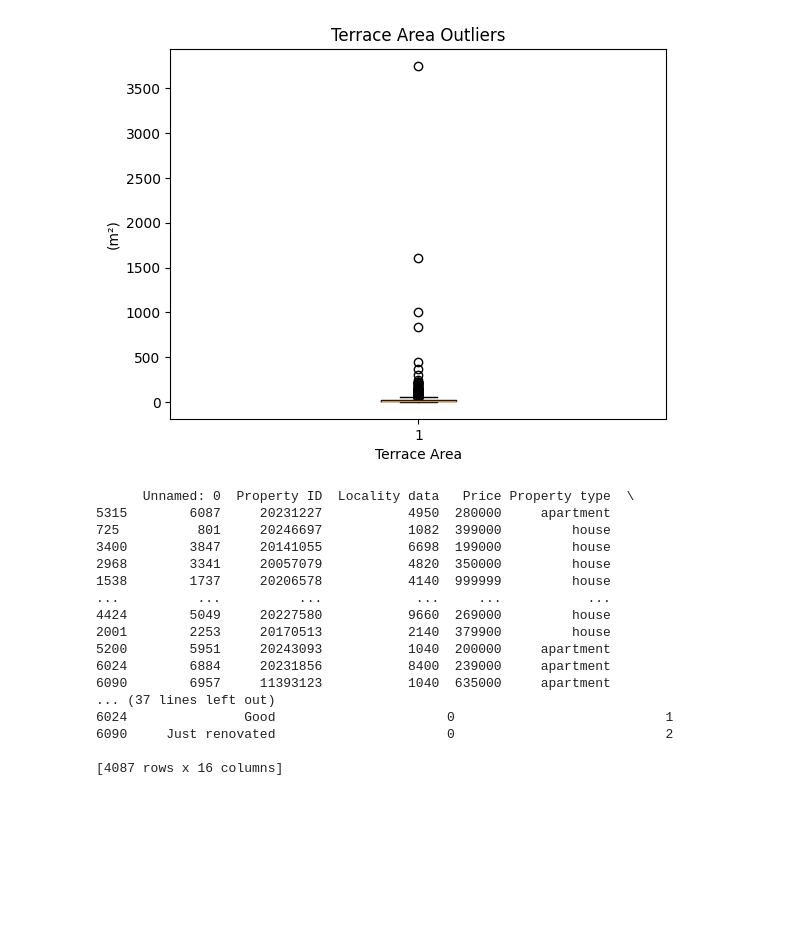
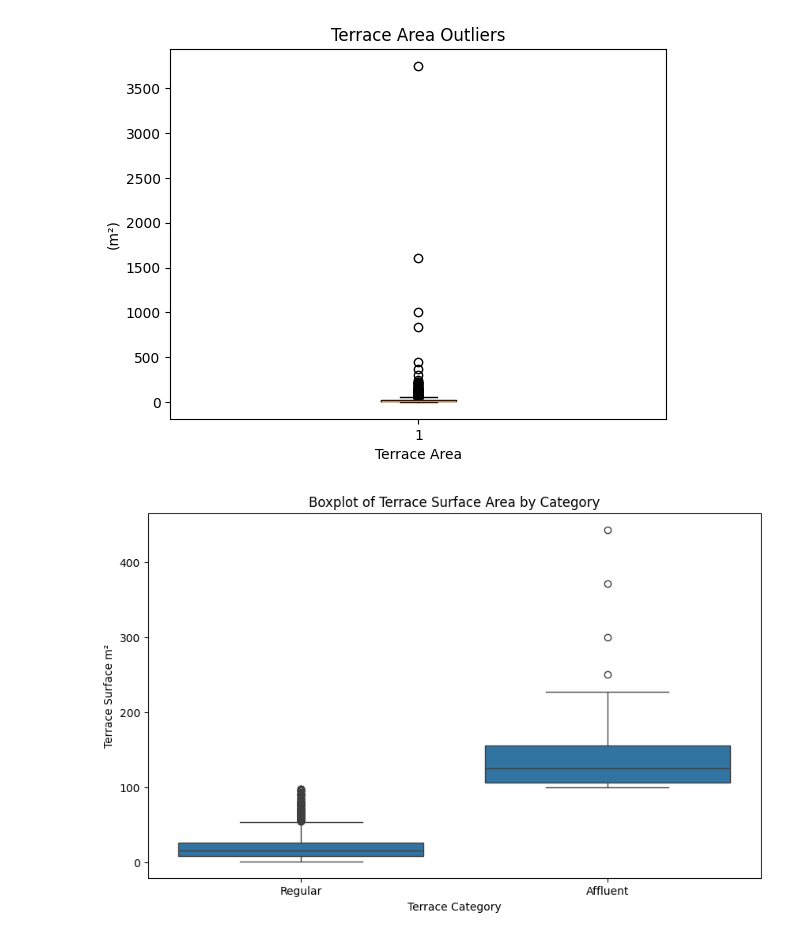
Before and after one commit to Kevin-Van-Hoorebeek/immoeliza_data_analysis, a Jupyter notebook: Analysis/Kev_notebook.ipynb, the cells around one changed output. Drawn from its saved outputs; the diff is of its cells as text; code cells hidden in the pictures; blank space fills up the shorter version.

Commit message:
Update
subcategories

```diff
--- a/Analysis/Kev_notebook.ipynb
+++ b/Analysis/Kev_notebook.ipynb
@@ -230,25 +231,30 @@ Outliers:
    65.   85.   81.  116.   61.  200.  100.  102.  100.   70.   60.   90.
    80.   71.   79.]
 [figure]
-# %%
-final_data.head(20)
-df_rediculousterrace = terrace_surface_cleaned.sort_values(by='Terrace surface m²', ascending=False)
-print(df_rediculousterrace)
-# %% [output]
-      Unnamed: 0  Property ID  Locality data   Price Property type  \
-5315        6087     20231227           4950  280000     apartment
-725          801     20246697           1082  399000         house
-3400        3847     20141055           6698  199000         house
-2968        3341     20057079           4820  350000         house
-1538        1737     20206578           4140  999999         house
-...          ...          ...            ...     ...           ...
-4424        5049     20227580           9660  269000         house
-2001        2253     20170513           2140  379900         house
-5200        5951     20243093           1040  200000     apartment
-6024        6884     20231856           8400  239000     apartment
-6090        6957     11393123           1040  635000     apartment
-... (37 lines left out)
-6024               Good                      0                           1
-6090     Just renovated                      0                           2
-
-[4087 rows x 16 columns]
+# %%
+# final_data.head(20)
+# df_rediculousterrace = terrace_surface_cleaned.sort_values(by='Terrace surface m²', ascending=False)
+# print(df_rediculousterrace)
+
+'''
+Terrace surface subcategories
+
+'''
+
+import seaborn as sns
+
+bins = [0, 100, 500]
+labels = ['Regular', 'Affluent']
+
+# Categorize the terrace area
+terrace_surface_cleaned.loc[:, 'Terrace_Category'] = pd.cut(terrace_surface_cleaned['Terrace surface m²'], bins=bins, labels=labels, right=False)
+
+# Create a boxplot
+plt.figure(figsize=(10, 6))
+sns.boxplot(data=terrace_surface_cleaned, x='Terrace_Category', y='Terrace surface m²')
+plt.title('Boxplot of Terrace Surface Area by Category')
+plt.xlabel('Terrace Category')
+plt.ylabel('Terrace Surface m²')
+plt.show()
+# %% [output]
+[figure, added]
```
Also changed, not shown: parts of 1 cell of this notebook.
